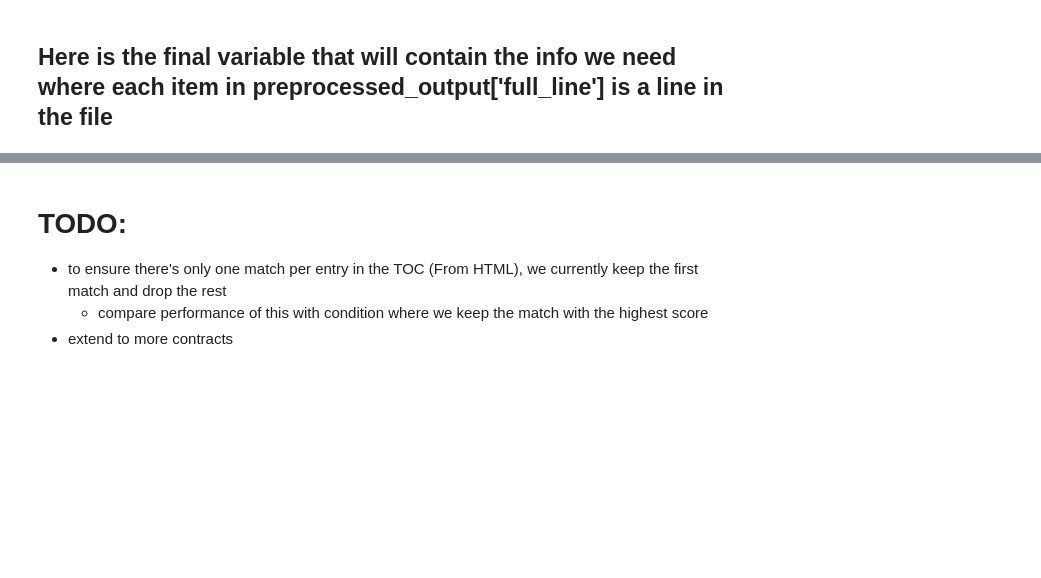
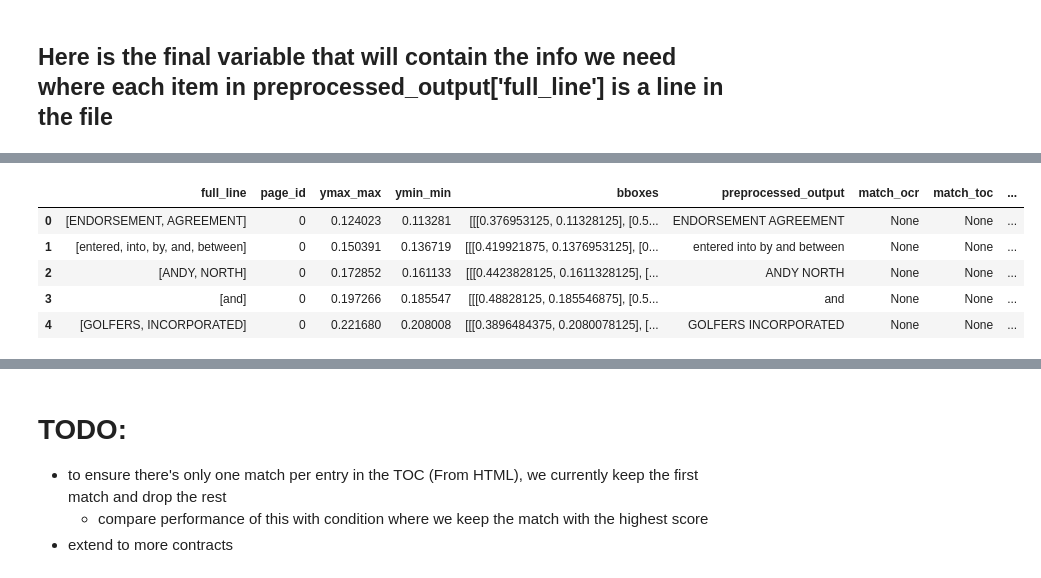
Before and after one commit to pranabislam/multimodalContractSegmentation, a Jupyter notebook: notebooks/TOC_matching.ipynb, the cells around one changed output, grey strips where cells are left out. Saved outputs shown, nothing was run; the diff lists cells and outputs as text; code cells hidden in the pictures; blank space fills up the shorter version.

```diff
--- a/notebooks/TOC_matching.ipynb
+++ b/notebooks/TOC_matching.ipynb
@@ -323,2 +464,11 @@ df.loc[df['match_ocr'].notnull()].head()
+# %%
+df.head()
+# %% [output]
+|  | full_line | page_id | ymax_max | ymin_min | bboxes | preprocessed_output | match_ocr | match_toc | ... |
+| 0 | [ENDORSEMENT, AGREEMENT] | 0 | 0.124023 | 0.113281 | [[[0.376953125, 0.11328125], [0.5... | ENDORSEMENT AGREEMENT | None | None | ... |
+| 1 | [entered, into, by, and, between] | 0 | 0.150391 | 0.136719 | [[[0.419921875, 0.1376953125], [0... | entered into by and between | None | None | ... |
+| 2 | [ANDY, NORTH] | 0 | 0.172852 | 0.161133 | [[[0.4423828125, 0.1611328125], [... | ANDY NORTH | None | None | ... |
+| 3 | [and] | 0 | 0.197266 | 0.185547 | [[[0.48828125, 0.185546875], [0.5... | and | None | None | ... |
+| 4 | [GOLFERS, INCORPORATED] | 0 | 0.221680 | 0.208008 | [[[0.3896484375, 0.2080078125], [... | GOLFERS INCORPORATED | None | None | ... |
 # %%
 df['exact_match_bbox'], df['exact_match_text'] = zip(*df.apply(lambda row: extract_exact_match(row), axis=1))
```
Also changed, not shown: parts of 39 cells of this notebook.
